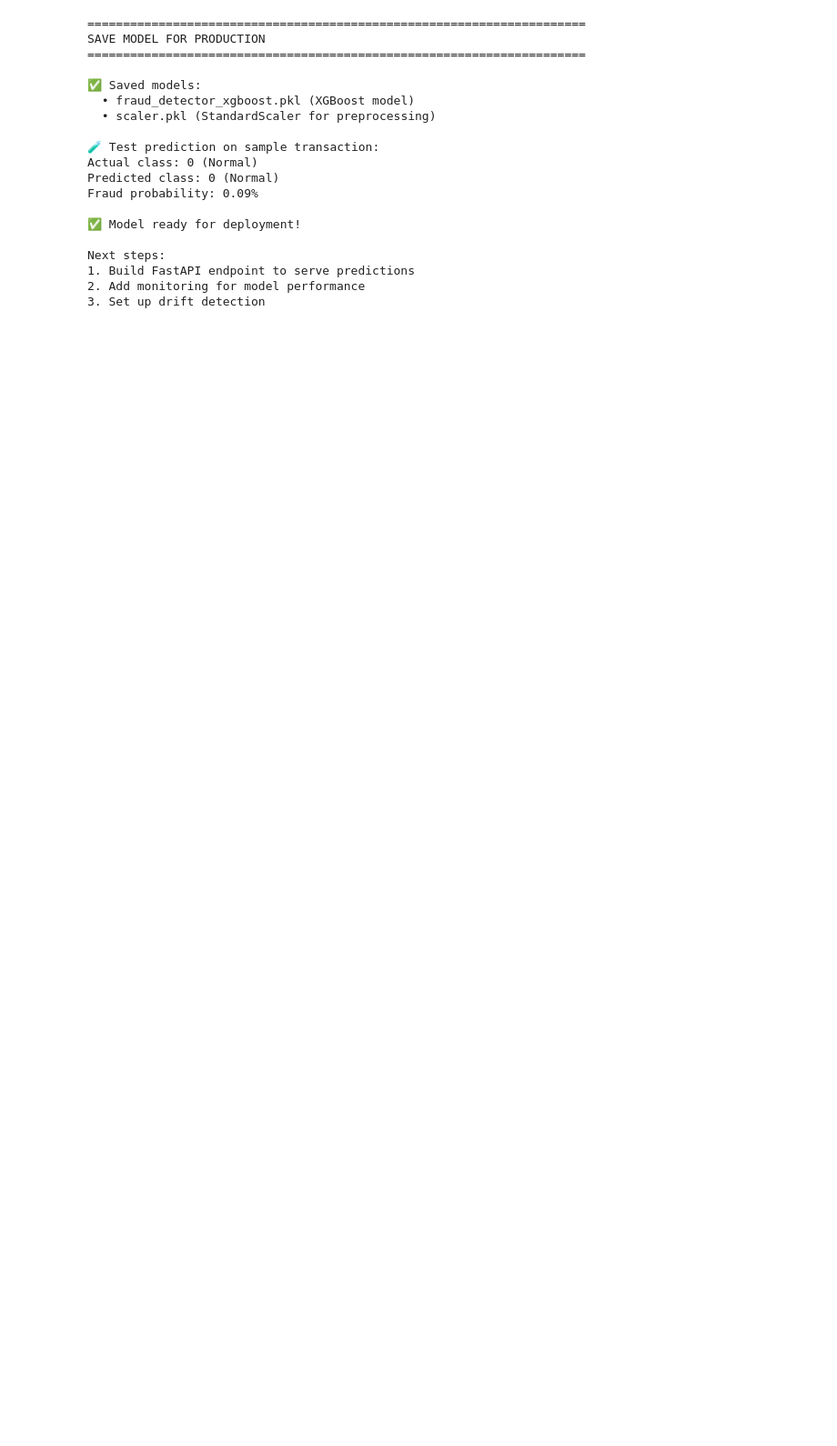
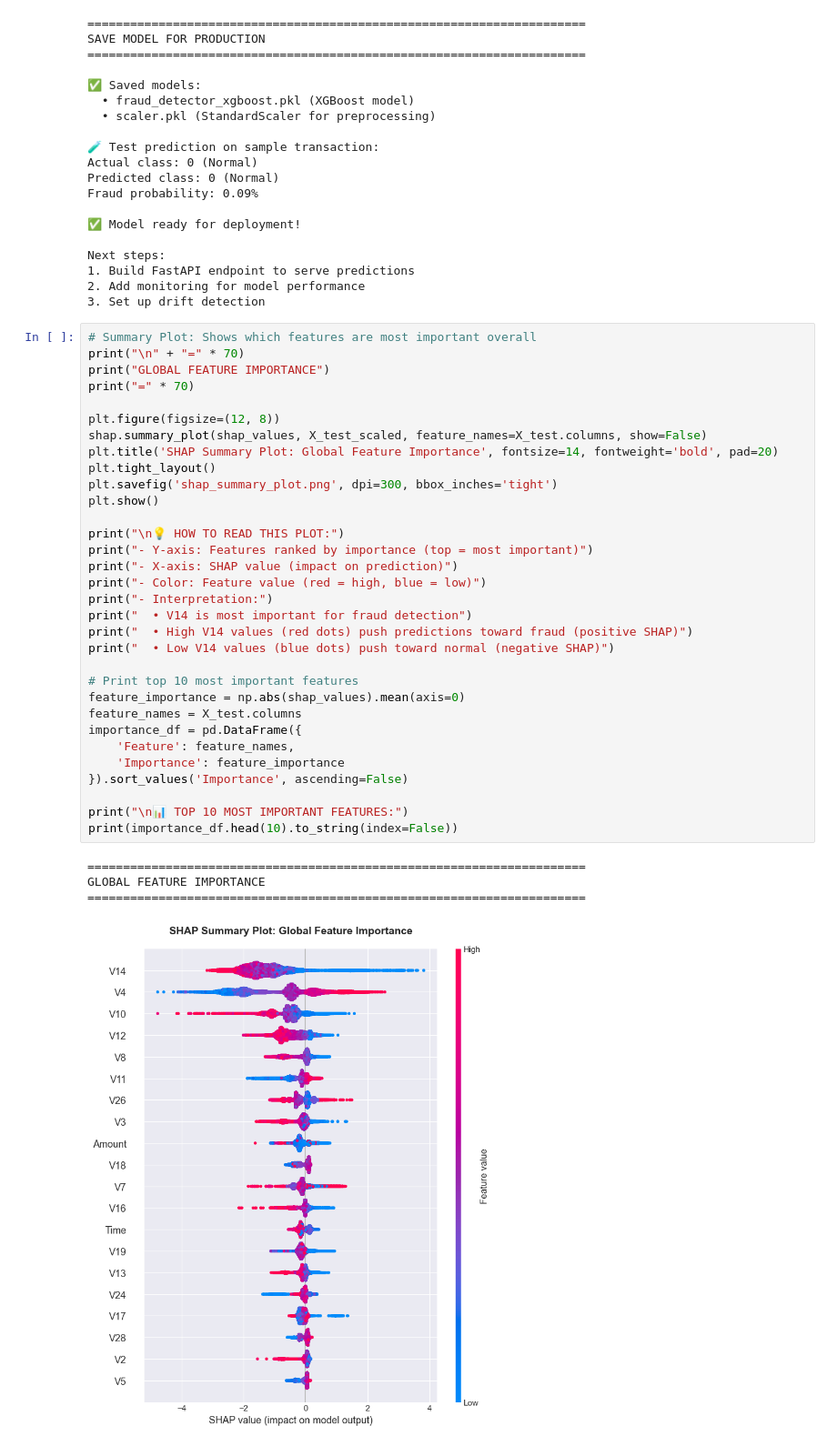
Before and after one commit to besimbayadilbi/credit-card-fraud-detection, a Jupyter notebook: fraud_detection.ipynb, the cells around one changed output. Shown at 91% size. Drawn from its saved outputs; the diff is of its cells as text; blank space fills up the shorter version.

Commit message:
SHAP explainlability to fraud detection

```diff
--- a/fraud_detection.ipynb
+++ b/fraud_detection.ipynb
@@ -794,3 +794,40 @@ Next steps:
 1. Build FastAPI endpoint to serve predictions
 2. Add monitoring for model performance
 3. Set up drift detection
+# %%
+# Summary Plot: Shows which features are most important overall
+print("\n" + "=" * 70)
+print("GLOBAL FEATURE IMPORTANCE")
+print("=" * 70)
+
+plt.figure(figsize=(12, 8))
+shap.summary_plot(shap_values, X_test_scaled, feature_names=X_test.columns, show=False)
+plt.title('SHAP Summary Plot: Global Feature Importance', fontsize=14, fontweight='bold', pad=20)
+plt.tight_layout()
+plt.savefig('shap_summary_plot.png', dpi=300, bbox_inches='tight')
+plt.show()
+
+print("\n💡 HOW TO READ THIS PLOT:")
+print("- Y-axis: Features ranked by importance (top = most important)")
+print("- X-axis: SHAP value (impact on prediction)")
+print("- Color: Feature value (red = high, blue = low)")
+print("- Interpretation:")
+print("  • V14 is most important for fraud detection")
+print("  • High V14 values (red dots) push predictions toward fraud (positive SHAP)")
+print("  • Low V14 values (blue dots) push toward normal (negative SHAP)")
+
+# Print top 10 most important features
+feature_importance = np.abs(shap_values).mean(axis=0)
+feature_names = X_test.columns
+importance_df = pd.DataFrame({
+    'Feature': feature_names,
+    'Importance': feature_importance
+}).sort_values('Importance', ascending=False)
+
+print("\n📊 TOP 10 MOST IMPORTANT FEATURES:")
+print(importance_df.head(10).to_string(index=False))
+# %% [output]
+======================================================================
+GLOBAL FEATURE IMPORTANCE
+======================================================================
+[figure, added]
```
Also changed, not shown: parts of 6 cells of this notebook, 6 other files.
